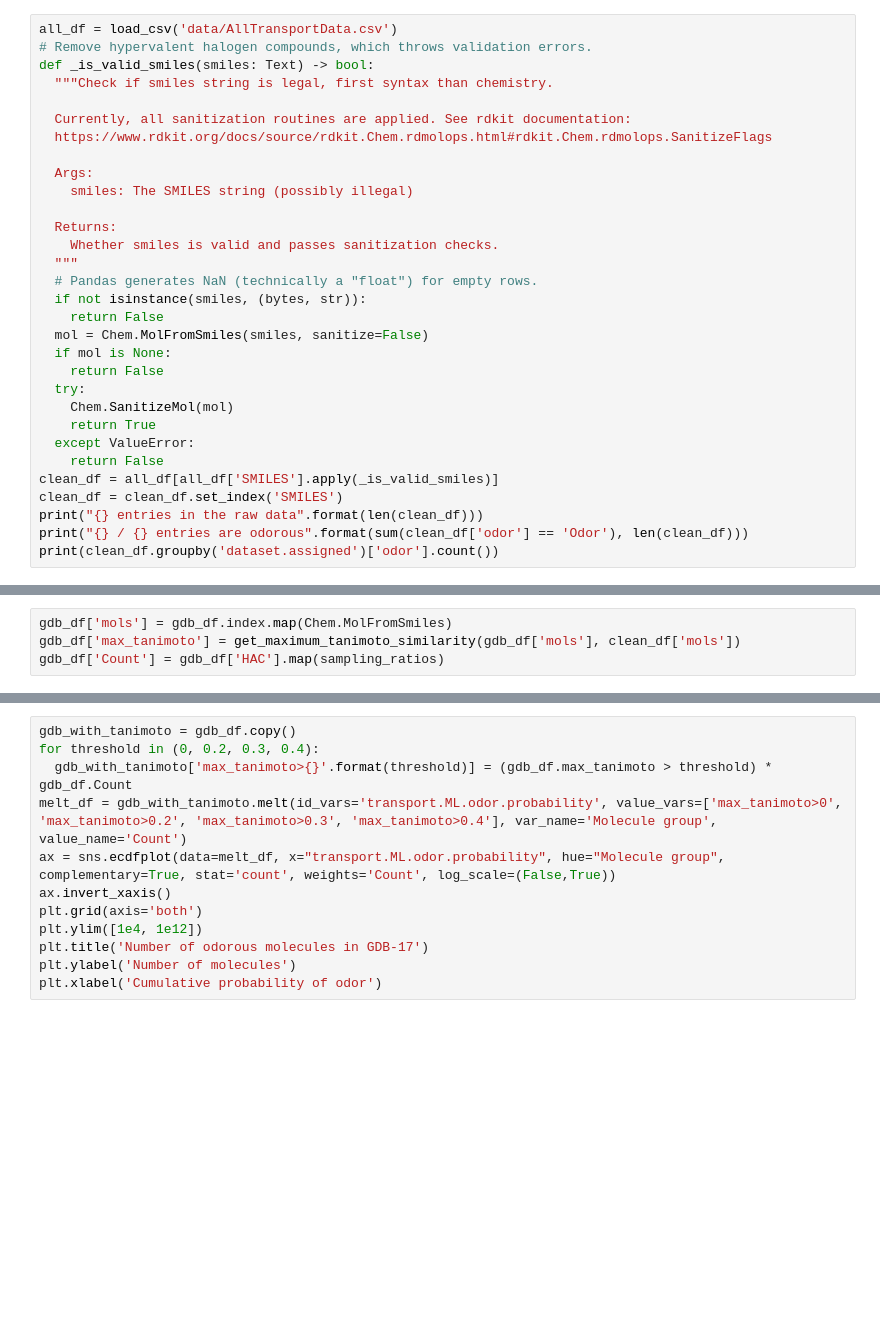
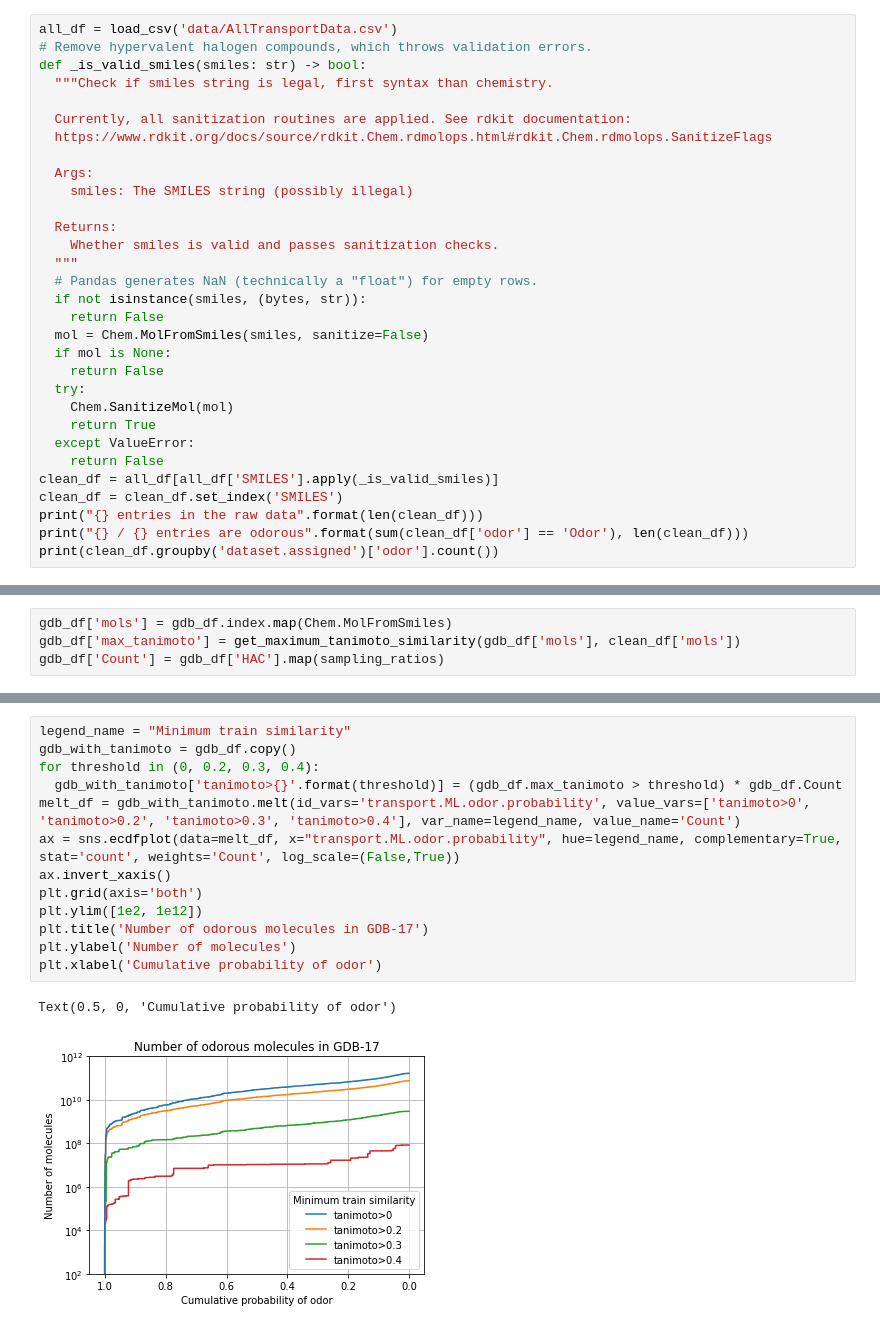
Before and after one commit to emayhew/OlfactorySpace, a Jupyter notebook: extrapolating_odor_model_gdb.ipynb, the cells around one changed output, grey strips where cells are left out. Cells and saved outputs as stored; diff of their text form; blank space fills up the shorter version.

```diff
--- a/extrapolating_odor_model_gdb.ipynb
+++ b/extrapolating_odor_model_gdb.ipynb
@@ -31,7 +31,7 @@ def load_csv(filename):
 # %%
 all_df = load_csv('data/AllTransportData.csv')
 # Remove hypervalent halogen compounds, which throws validation errors.
-def _is_valid_smiles(smiles: Text) -> bool:
+def _is_valid_smiles(smiles: str) -> bool:
   """Check if smiles string is legal, first syntax than chemistry.
 
   Currently, all sanitization routines are applied. See rdkit documentation:
@@ -330,12 +371,16 @@ plt.ylabel('Probability of having odor')
 # %%
+legend_name = "Minimum train similarity"
 gdb_with_tanimoto = gdb_df.copy()
 for threshold in (0, 0.2, 0.3, 0.4):
-  gdb_with_tanimoto['max_tanimoto>{}'.format(threshold)] = (gdb_df.max_tanimoto > threshold) * gdb_df.Count
-melt_df = gdb_with_tanimoto.melt(id_vars='transport.ML.odor.probability', value_vars=['max_tanimoto>0', 'max_tanimoto>0.2', 'max_tanimoto>0.3', 'max_tanimoto>0.4'], var_name='Molecule group', value_name='Count')
-ax = sns.ecdfplot(data=melt_df, x="transport.ML.odor.probability", hue="Molecule group", complementary=True, stat='count', weights='Count', log_scale=(False,True))
+  gdb_with_tanimoto['tanimoto>{}'.format(threshold)] = (gdb_df.max_tanimoto > threshold) * gdb_df.Count
+melt_df = gdb_with_tanimoto.melt(id_vars='transport.ML.odor.probability', value_vars=['tanimoto>0', 'tanimoto>0.2', 'tanimoto>0.3', 'tanimoto>0.4'], var_name=legend_name, value_name='Count')
+ax = sns.ecdfplot(data=melt_df, x="transport.ML.odor.probability", hue=legend_name, complementary=True, stat='count', weights='Count', log_scale=(False,True))
 ax.invert_xaxis()
 plt.grid(axis='both')
-plt.ylim([1e4, 1e12])
+plt.ylim([1e2, 1e12])
 plt.title('Number of odorous molecules in GDB-17')
 plt.ylabel('Number of molecules')
 plt.xlabel('Cumulative probability of odor')
+# %% [output]
+Text(0.5, 0, 'Cumulative probability of odor')
+[figure, added]
```
Also changed, not shown: parts of 9 cells of this notebook.
